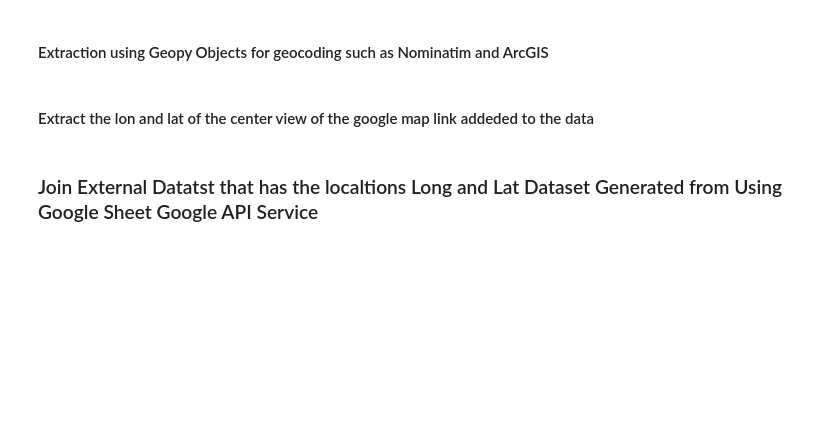
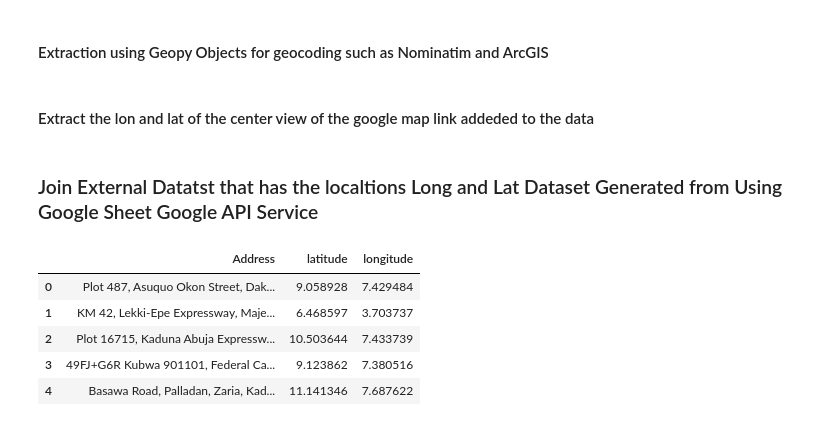
Before and after one commit to SammyGIS/cng_streamlit_app, a Jupyter notebook: notebook.ipynb, the cells around one changed output. Drawn from its saved outputs; the diff is of its cells as text; code cells hidden in the pictures; blank space fills up the shorter version.

```diff
--- a/notebook.ipynb
+++ b/notebook.ipynb
@@ -122,2 +123,12 @@ df['latitude'] = google_lat
 # %% [markdown]
 ### Join External Datatst that has the localtions Long and Lat Dataset Generated from Using Google Sheet Google API Service
+# %%
+address_lat_long = pd.read_csv('address_lon_lat.csv', encoding='latin1')
+address_lat_long.head()
+# %% [output]
+|  | Address | latitude | longitude |
+| 0 | Plot 487, Asuquo Okon Street, Dak... | 9.058928 | 7.429484 |
+| 1 | KM 42, Lekki-Epe Expressway, Maje... | 6.468597 | 3.703737 |
+| 2 | Plot 16715, Kaduna Abuja Expressw... | 10.503644 | 7.433739 |
+| 3 | 49FJ+G6R Kubwa 901101, Federal Ca... | 9.123862 | 7.380516 |
+| 4 | Basawa Road, Palladan, Zaria, Kad... | 11.141346 | 7.687622 |
```
Also changed, not shown: parts of 7 cells of this notebook, 1 other file.
